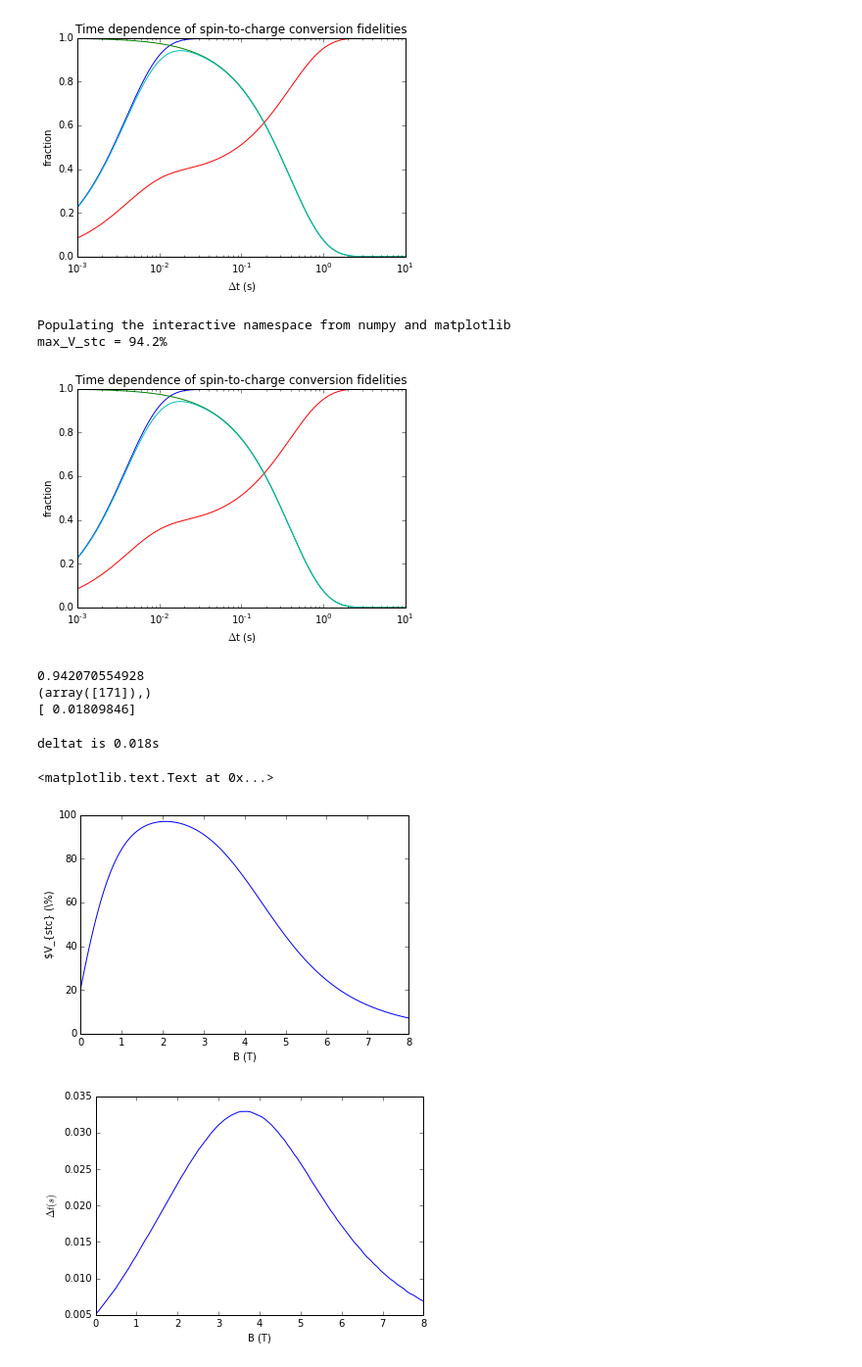
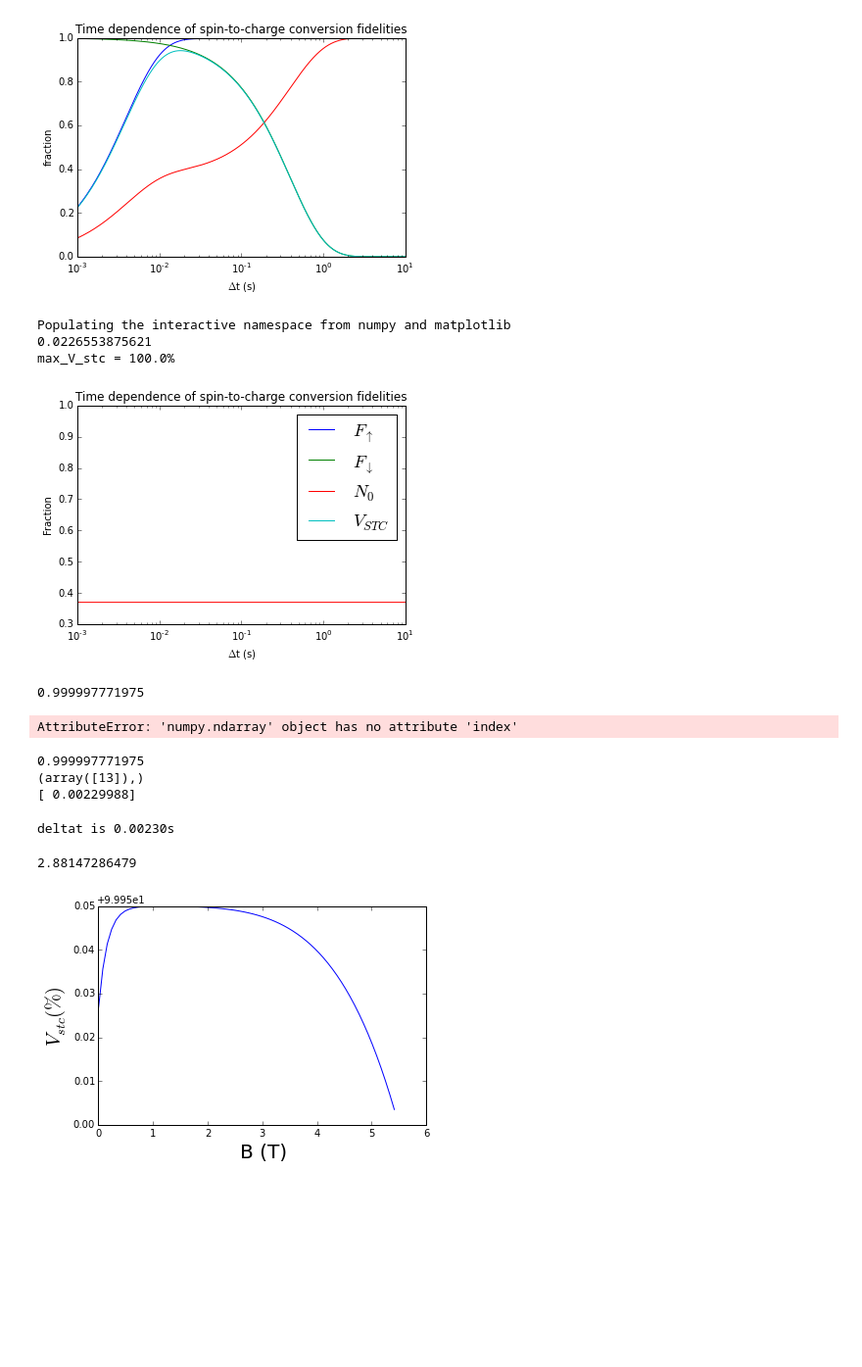
Before and after one commit to DanielKeith93/Python_Notebooks, a Jupyter notebook: spin2charge_fidelity.ipynb, the cells around one changed output. Shown at 98% size. Saved outputs shown, nothing was run; the diff lists cells and outputs as text; code cells hidden in the pictures; blank space fills up the shorter version.

Commit message:
New simulations to optimise spin to charge conversion for tunneling times, prefactor and electron temperature.

```diff
--- a/spin2charge_fidelity.ipynb
+++ b/spin2charge_fidelity.ipynb
@@ -102,19 +102,21 @@ Populating the interactive namespace from numpy and matplotlib
 # %%
 #Plot V as a function of B and optimise \delta t for each value of B.
 #Legend didn't work so will leave that for now.
+import time
 
+start_time = time.clock()
 %pylab inline
 
-t_up_out = 3.9 * 10 ** - 3
-t_down_in = 6.9 * 10 ** - 3
-B = 1.5
-k = 0.102
+t_up_out = 0.0001
+t_down_in = 5
+B = 1.86
+k = 0.001
 T1 = 1 / (k * (B ** 5))
 
 g_e = 2
 mu_B = 5.7884 * 10 ** - 5
 k_B = 8.6173 * 10 ** - 5
-T_e = 0.250
+T_e = 0.100
 f_down = 1 / (1 + exp( - 0.5 * g_e * mu_B * B /(k_B * T_e)))
 t_down_out = t_down_in * f_down / (1 - f_down)
 
@@ -136,19 +138,34 @@ N_0 = alpha * N_up_0 + ( 1 - beta1 ) * N_down_0
 
 V_stc = alpha + beta1 - 1 #Rename to be more accurate.
 
+print time.clock() - start_time
+
 figure()
 semilogx(dt,alpha,dt,beta1,dt,N_0,dt,V_stc)
 title('Time dependence of spin-to-charge conversion fidelities')
 xlabel('$\Delta$t (s)')
-ylabel('fraction')
-
+ylabel('Fraction')
+legend(['$F_{\uparrow}$','$F_{\downarrow}$','$N_0$','$V_{STC}$'], fontsize=18)
 max_V_stc = max( V_stc ) #Found the maximum visibility but not its time coordinate.
 
 print "max_V_stc = %.1f%%" % ( max_V_stc * 100 )
 # %% [output]
 Populating the interactive namespace from numpy and matplotlib
-max_V_stc = 94.2%
+0.0226553875621
+max_V_stc = 100.0%
-[figure, old version]
+[figure, new version]
+# %%
+#V_stc = V_stc.tolist()
+V_max = max( V_stc )
+print V_max
+idx = V_stc.index( V_max )
+print idx
+TIME = dt[ idx ]
+print TIME
+#better way to extract the optimised wait time
+# %% [output]
+0.999997771975
+AttributeError: 'numpy.ndarray' object has no attribute 'index'
 # %%
 ymax = V_stc.max(axis=0)
 
@@ -163,64 +180,62 @@ tmax = dt[ xmax ]
 print tmax #correctly gives the optimised wait time, but is very clumsy.
 #Output seems to be array. Try to get this as just a number.
 # %% [output]
-0.942070554928
-(array([171]),)
-[ 0.01809846]
+0.999997771975
+(array([13]),)
+[ 0.00229988]
 # %%
 V_stc_max = max( V_stc )
 xmax = where( V_stc == V_stc_max )
 tmax = float( dt[ xmax ] )
-print "deltat is %.3fs" % tmax #this time optimum time as a float.
+print "deltat is %.5fs" % tmax #this time optimum time as a float.
 # %% [output]
-deltat is 0.018s
+deltat is 0.00230s
 # %%
 #try to get visibilty as a function of magnetic field by expressing magnetic field as an array.
 #Calculating for each value in a for loop.
+import time
+start_time = time.clock()
 
 B = linspace( 1 * 10 ** - 3, 8, 100 ) #Just test for a hundred for now.
 
 tmax_array = []
 V_stc_array = []
 
 for i in B:
     T1 = 1 / (k * (i ** 5))
     f_down = 1 / (1 + exp( - 0.5 * g_e * mu_B * i /(k_B * T_e)))
     t_down_out = t_down_in * f_down / (1 - f_down)
     T2 = T1 * t_down_out - T1 * t_up_out + t_down_out * t_up_out
-
     dt = linspace( 1 * 10 ** - 3, 10 , 100000) #Still had to use 100000 to keep answers consistent.
     alpha1 = (1 / T2)
     alpha2 = T2
     alpha3 = (t_up_out * t_down_out) / (exp((dt) / t_down_out))
     alpha4 = (T1 * t_down_out) / (exp((dt)/T1) * exp((dt) / t_up_out))
     alpha5 = (T1 * t_up_out) / (exp((dt) / T1) * exp((dt) / t_up_out))
     alpha = alpha1 * (alpha2 - alpha3 - alpha4 + alpha5)
     beta1 = exp( - dt / t_down_out)
-
     V_stc = alpha + beta1 - 1
-
     V_stc_max = max( V_stc )
-
     V_stc_array.append( V_stc_max * 100 )
-
     xmax = where( V_stc == V_stc_max )
-    tmax = float( dt[ xmax ] )
-
-    tmax_array.append( tmax )
+    #tmax = float( dt[ xmax ])
+    #tmax_array.append( tmax )
 
 figure()
 plot( B, V_stc_array )
-xlabel( 'B (T)' )
-ylabel( '$V_{stc} (\%)' )
+xlabel( 'B (T)', fontsize=20 )
+ylabel( '$V_{stc} (\%)$', fontsize=20 )
 
-figure()
-plot( B, tmax_array )
-xlabel( 'B (T)' )
-ylabel( '$\Delta t (s)$' ) #Had to put the plots in separate figures, but calculations are working.
+#figure()
+#plot( B, tmax_array )
+#xlabel( 'B (T)', fontsize=20 )
+#ylabel( '$\Delta t (s)$', fontsize=20 ) #Had to put the plots in separate figures, but calculations are working.
 #Program is starting to slow down.
-#Only 100 magnetic field values but plots seem sufficiently smooth.
+#Only 100 magnetic field values but plots seem sufficiently smooth.\
+
+duration = time.clock() - start_time
+print duration
 # %% [output]
-<matplotlib.text.Text at 0x...>
+2.88147286479
-[figure, old version]
+[figure, new version]
-[figure, removed]
 # %%
```
Also changed, not shown: parts of 3 cells of this notebook, 6 other files.
